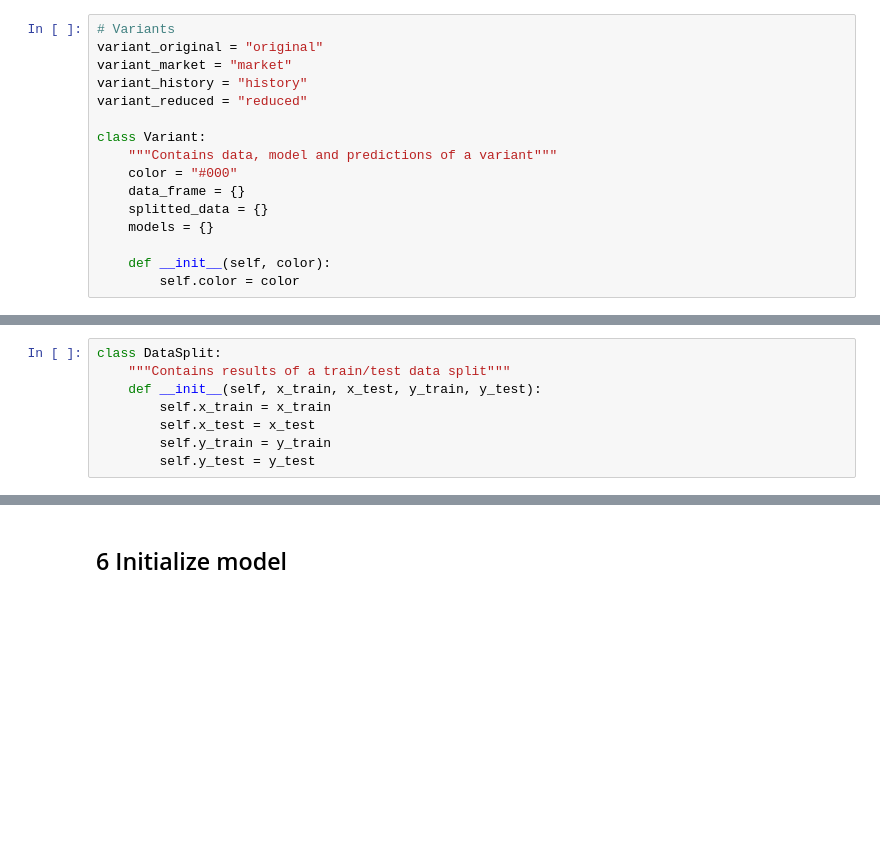
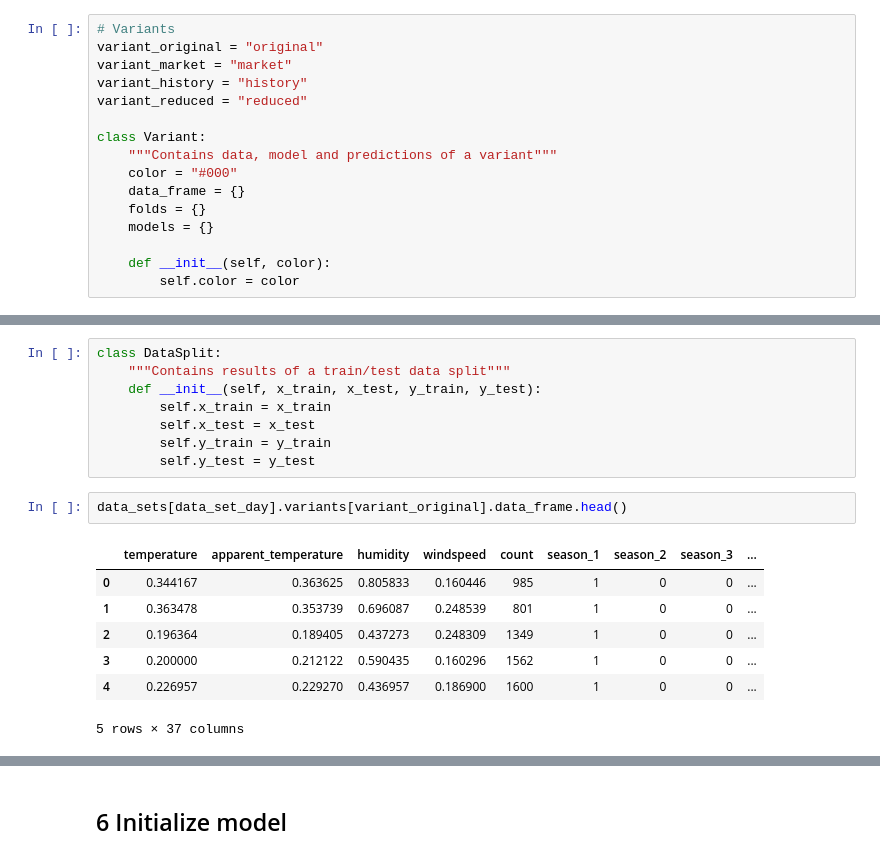
Before and after one commit to florianschwanz/fom-applied-programming-challenge, a Jupyter notebook: notebooks/challenge-1.ipynb, the cells around one changed output, grey strips where cells are left out. Drawn from its saved outputs; the diff is of its cells as text; blank space fills up the shorter version.

```diff
--- a/notebooks/challenge-1.ipynb
+++ b/notebooks/challenge-1.ipynb
@@ -356,7 +405,7 @@ class Variant:
     """Contains data, model and predictions of a variant"""
     color = "#000"
     data_frame = {}
-    splitted_data = {}
+    folds = {}
     models = {}
 
     def __init__(self, color):
@@ -507,4 +559,14 @@ class DataSplit:
         self.x_test = x_test
         self.y_train = y_train
         self.y_test = y_test
+# %%
+data_sets[data_set_day].variants[variant_original].data_frame.head()
+# %% [output]
+|  | temperature | apparent_temperature | humidity | windspeed | count | season_1 | season_2 | season_3 | ... |
+| 0 | 0.344167 | 0.363625 | 0.805833 | 0.160446 | 985 | 1 | 0 | 0 | ... |
+| 1 | 0.363478 | 0.353739 | 0.696087 | 0.248539 | 801 | 1 | 0 | 0 | ... |
+| 2 | 0.196364 | 0.189405 | 0.437273 | 0.248309 | 1349 | 1 | 0 | 0 | ... |
+| 3 | 0.200000 | 0.212122 | 0.590435 | 0.160296 | 1562 | 1 | 0 | 0 | ... |
+| 4 | 0.226957 | 0.229270 | 0.436957 | 0.186900 | 1600 | 1 | 0 | 0 | ... |
+5 rows × 37 columns
 # %%
```
Also changed, not shown: parts of 13 cells of this notebook.
